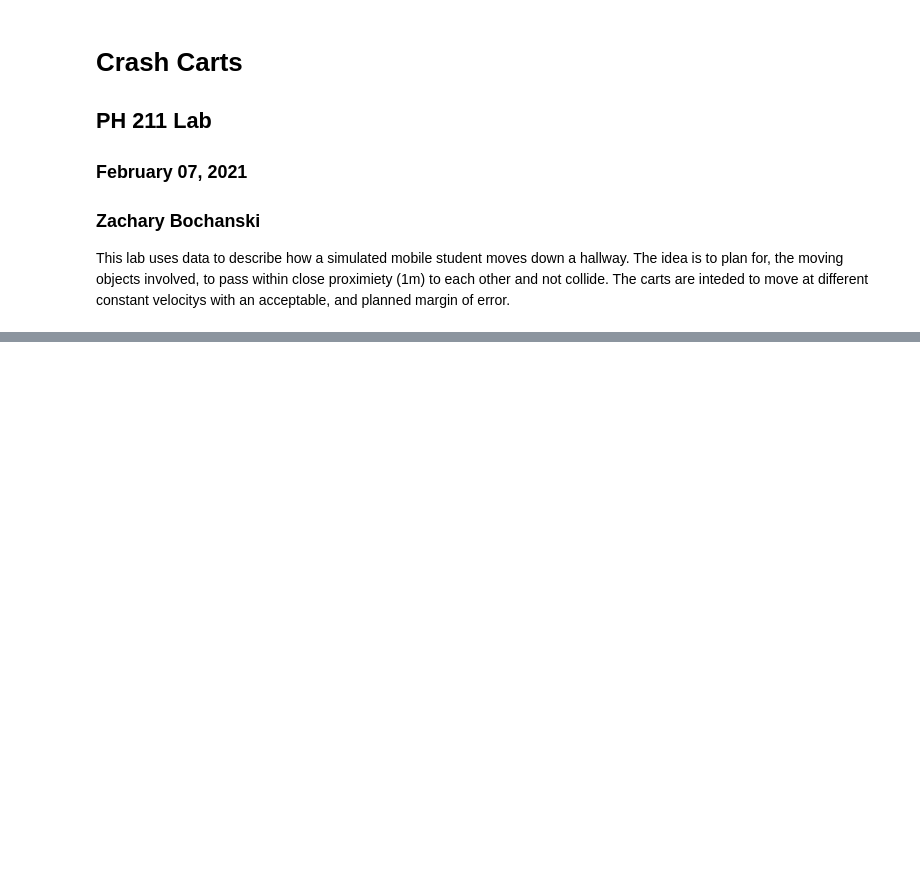
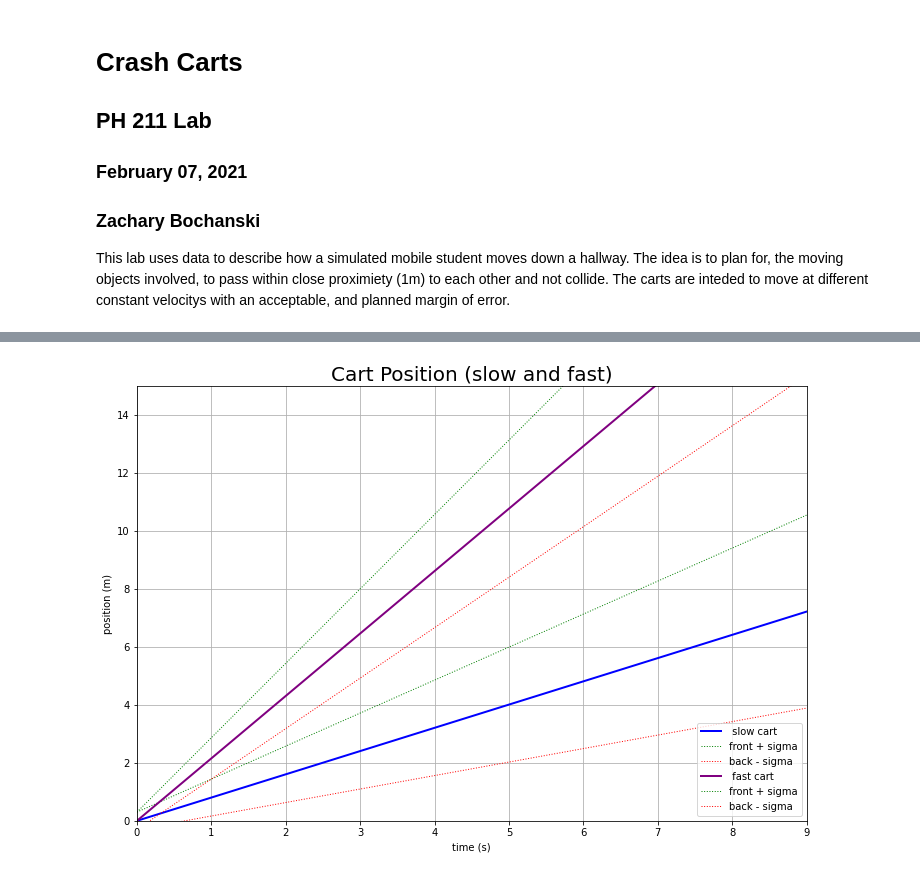
Before and after one commit to ztbochanski/ph211labs, a Jupyter notebook: lab4-crash-carts/lab4-crash-carts.ipynb, the cells around one changed output, grey strips where cells are left out. Drawn from its saved outputs; the diff is of its cells as text; code cells hidden in the pictures; blank space fills up the shorter version.

```diff
--- a/lab4-crash-carts/lab4-crash-carts.ipynb
+++ b/lab4-crash-carts/lab4-crash-carts.ipynb
@@ -32,0 +187,44 @@ fast_data = [2.49, 2.73, 1.96, 2.37, 1.52, 1.85]
+# %%
+# Fast cart model setup
+model_fast = fast_mean
+model_fast_initial = 0.
+
+# Equation for model, position values
+model_fast_x = model_fast_initial + model_fast*model_time
+
+# Calculate front and rear edge speed (will be slope) based on STD
+front_fast_fast = fast_mean + fast_sigma
+back_fast_slow = fast_mean - fast_sigma
+
+# Location of edges
+frontFFX = (model_fast_initial + front_offset) + front_fast_fast*model_time
+backFSX = (model_fast_initial - back_offset) + back_fast_slow*model_time
+
+# Plot object
+fig4, ax4 = plt.subplots()
+
+# Slow cart
+ax4.plot(model_time, model_slow_x, color = 'blue', linestyle = '-', linewidth = 2., label = " slow cart")
+ax4.plot(model_time, frontSFX, color = 'green', linestyle = ':', linewidth = 1., label = "front + sigma")
+ax4.plot(model_time, backSSX, color = 'red', linestyle = ':', linewidth = 1., label = "back - sigma")
+
+# Fast cart
+ax4.plot(model_time, model_fast_x, color = 'purple', linestyle = '-', linewidth = 2., label = " fast cart")
+ax4.plot(model_time, frontFFX, color = 'green', linestyle = ':', linewidth = 1., label = "front + sigma")
+ax4.plot(model_time, backFSX, color = 'red', linestyle = ':', linewidth = 1., label = "back - sigma")
+
+# Labels
+plt.xlabel('time (s)', fontsize = 10)
+plt.ylabel('position (m)', fontsize = 10)
+plt.title('Cart Position (slow and fast)', fontsize = 20)
+
+# Plot parameters
+plt.xlim([0, 9])
+plt.ylim([0, 15])
+
+ax4.grid()
+fig4.set_size_inches(12, 8)
+plt.legend(loc= 4)
+plt.show()
+# %% [output]
+[figure, added]
```
Also changed, not shown: parts of 26 cells of this notebook.
